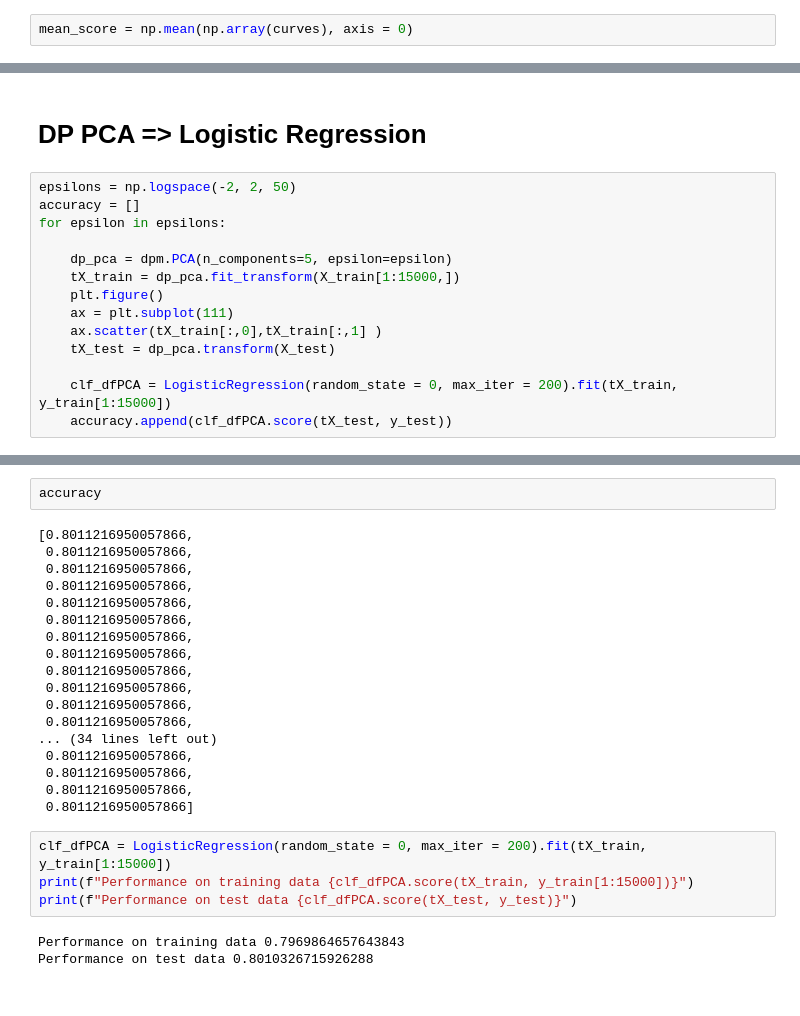
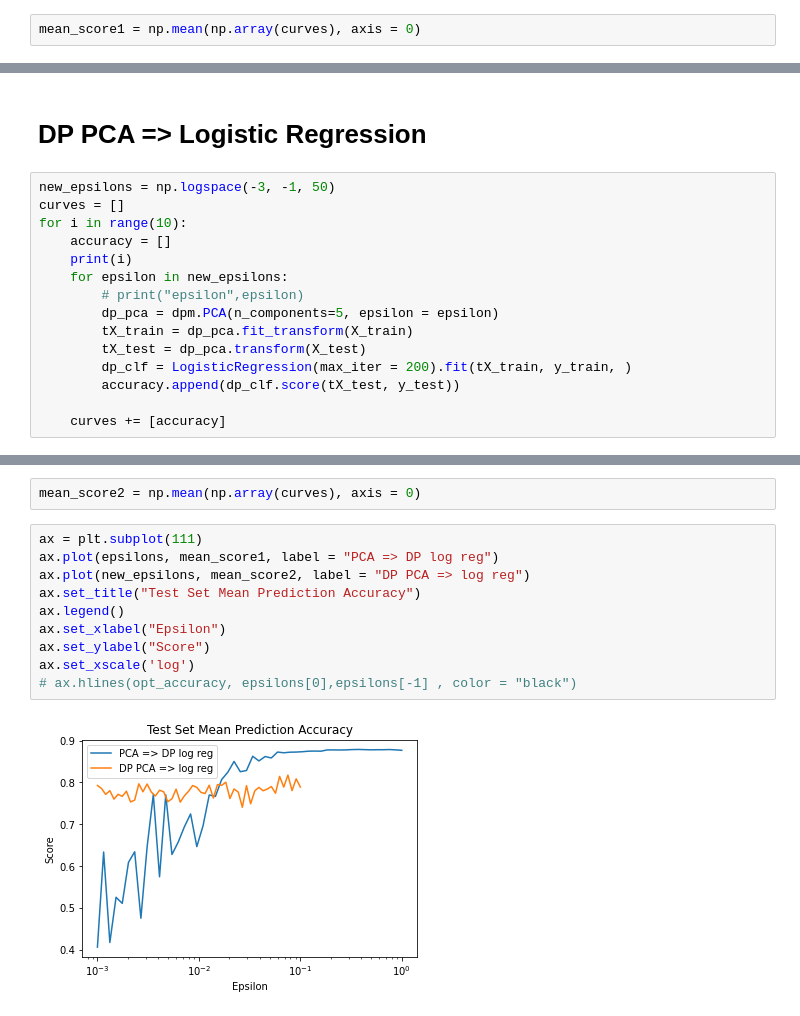
Before and after one commit to jefe-jeff/mse-234-project, a Jupyter notebook: scripts/dp_jordan_attempt.ipynb, the cells around one changed output, grey strips where cells are left out. Saved outputs shown, nothing was run; the diff lists cells and outputs as text.

```diff
--- a/scripts/dp_jordan_attempt.ipynb
+++ b/scripts/dp_jordan_attempt.ipynb
@@ -119,4 +113,4 @@ for _ in range(20):
 # %%
-mean_score = np.mean(np.array(curves), axis = 0)
+mean_score1 = np.mean(np.array(curves), axis = 0)
 # %%
 ax = plt.subplot(111)
@@ -132,17 +126,18 @@ ax.hlines(opt_accuracy, epsilons[0],epsilons[-1] , color = "black")
 # %% [markdown]
 # DP PCA => Logistic Regression
 # %%
-epsilons = np.logspace(-2, 2, 50)
-accuracy = []
-for epsilon in epsilons:
+new_epsilons = np.logspace(-3, -1, 50)
+curves = []
+for i in range(10):
+    accuracy = []
+    print(i)
+    for epsilon in new_epsilons:
+        # print("epsilon",epsilon)
+        dp_pca = dpm.PCA(n_components=5, epsilon = epsilon)
+        tX_train = dp_pca.fit_transform(X_train)
+        tX_test = dp_pca.transform(X_test)
+        dp_clf = LogisticRegression(max_iter = 200).fit(tX_train, y_train, )
+        accuracy.append(dp_clf.score(tX_test, y_test))
 
-    dp_pca = dpm.PCA(n_components=5, epsilon=epsilon)
-    tX_train = dp_pca.fit_transform(X_train[1:15000,])
-    plt.figure()
-    ax = plt.subplot(111)
-    ax.scatter(tX_train[:,0],tX_train[:,1] )
-    tX_test = dp_pca.transform(X_test)
-
-    clf_dfPCA = LogisticRegression(random_state = 0, max_iter = 200).fit(tX_train, y_train[1:15000])
-    accuracy.append(clf_dfPCA.score(tX_test, y_test))
+    curves += [accuracy]
 # %% [output]
@@ -274,27 +161,14 @@ self._rng.random() 0.5719675973533697
-# %%
-accuracy
-# %% [output]
-[0.8011216950057866,
- 0.8011216950057866,
- 0.8011216950057866,
- 0.8011216950057866,
- 0.8011216950057866,
- 0.8011216950057866,
- 0.8011216950057866,
- 0.8011216950057866,
- 0.8011216950057866,
- 0.8011216950057866,
- 0.8011216950057866,
- 0.8011216950057866,
-... (34 lines left out)
- 0.8011216950057866,
- 0.8011216950057866,
- 0.8011216950057866,
- 0.8011216950057866]
-# %%
-clf_dfPCA = LogisticRegression(random_state = 0, max_iter = 200).fit(tX_train, y_train[1:15000])
-print(f"Performance on training data {clf_dfPCA.score(tX_train, y_train[1:15000])}")
-print(f"Performance on test data {clf_dfPCA.score(tX_test, y_test)}")
-# %% [output]
-Performance on training data 0.7969864657643843
-Performance on test data 0.8010326715926288
+# %%
+mean_score2 = np.mean(np.array(curves), axis = 0)
+# %%
+ax = plt.subplot(111)
+ax.plot(epsilons, mean_score1, label = "PCA => DP log reg")
+ax.plot(new_epsilons, mean_score2, label = "DP PCA => log reg")
+ax.set_title("Test Set Mean Prediction Accuracy")
+ax.legend()
+ax.set_xlabel("Epsilon")
+ax.set_ylabel("Score")
+ax.set_xscale('log')
+# ax.hlines(opt_accuracy, epsilons[0],epsilons[-1] , color = "black")
+# %% [output]
+[figure, added]
```
Also changed, not shown: parts of 20 cells of this notebook.
